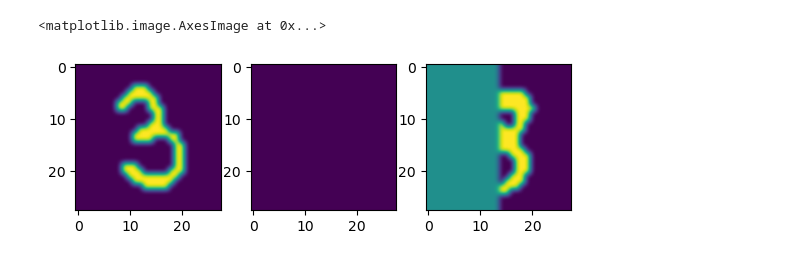
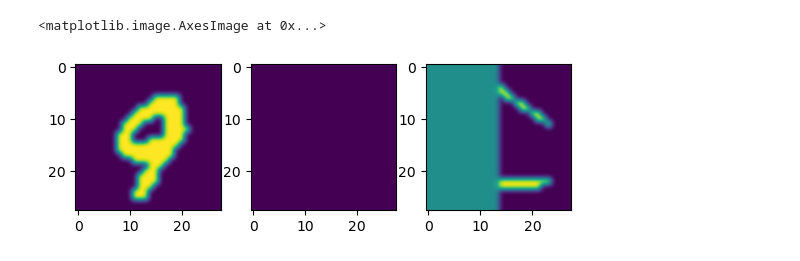
Before and after one commit to danvdm/spikingdentategyrus, a Jupyter notebook: scripts/reconstruct.ipynb, the cells around one changed output. Saved outputs shown, nothing was run; the diff lists cells and outputs as text; code cells hidden in the pictures.

```diff
--- a/scripts/reconstruct.ipynb
+++ b/scripts/reconstruct.ipynb
@@ -15,23 +15,20 @@ Matrices loaded from output/output/2023-04-13/18:57//
 # %%
 data =  mnist_data = load_MNIST(1, min_p = 1e-4, max_p = .9999, binary = True, seed = None)
 # %%
-hacked_digit = create_single_Id(8, data,mult_class=0.0,mult_data=1.0)
+hacked_digit = create_single_Id(0, data,mult_class=0.0,mult_data=1.0)
 hacked_digit[:N_v].reshape(28,28)[:,:14] = 0.
 cl = np.zeros(N_c)
-cl[int(3*n_c_unit):int(4*n_c_unit)] = .98
+cl[int(0*n_c_unit):int(4*n_c_unit)] = .98
 cl[int(6*n_c_unit):int(7*n_c_unit)] = .98
 hacked_digit[N_v:]= clamped_input_transform(cl, min_p = 1e-16, max_p = .500+.2e-9)
 
 Ids_demo = np.load('data/ids.npy')
 Ids = np.column_stack([
     create_single_Id(3,data,mult_class=0.0,mult_data=1.0)*0,
-    create_single_Id(3,data,mult_class=0.0,mult_data=1.0),
-    create_single_Id(5,data,mult_class=1.0,mult_data=0.0),
+    create_single_Id(9,data,mult_class=0.0,mult_data=1.0),
+    create_single_Id(1,data,mult_class=4.0,mult_data=0.0),
     hacked_digit,
     ]).T
 
-Ids[-1,:N_v] = Ids_demo[-1,:N_v]
-Ids[1,:N_v] = Ids_demo[1,:N_v]
-
-plot_hacked_digit = np.array(hacked_digit[0:784]).reshape(28,28)
-plt.imshow(plot_hacked_digit, interpolation = 'bicubic')
+#Ids[-1,:N_v] = Ids_demo[-1,:N_v]
+#Ids[1,:N_v] = Ids_demo[1,:N_v]
@@ -64,15 +74,15 @@ INFO       No numerical integration method specified for group 'neurongroup', us
 # %%
-plot_demo_id1=np.array(Ids_demo[1][0:784]).reshape(28,28)
-plot_demo_id2=np.array(Ids_demo[2][0:784]).reshape(28,28)
-plot_demo_id3=np.array(Ids_demo[3][0:784]).reshape(28,28)
+plot_id1=np.array(Ids[1][0:784]).reshape(28,28)
+plot_id2=np.array(Ids[2][0:784]).reshape(28,28)
+plot_id3=np.array(Ids[3][0:784]).reshape(28,28)
 
 fig, (axs1, axs2, axs3) = plt.subplots(1, 3)
-axs1.imshow(plot_demo_id1, interpolation = 'bicubic')
-axs2.imshow(plot_demo_id2, interpolation = 'bicubic')
-axs3.imshow(plot_demo_id3, interpolation = 'bicubic')
+axs1.imshow(plot_id1, interpolation = 'bicubic')
+axs2.imshow(plot_id2, interpolation = 'bicubic')
+axs3.imshow(plot_id3, interpolation = 'bicubic')
 # %% [output]
 <matplotlib.image.AxesImage at 0x...>
-[figure, old version]
+[figure, new version]
 # %%
 input = np.array(spike_histogram(Mv,T1_s+10*t_ref,T1_e)).T[1].reshape(28,28)
 dream = np.array(spike_histogram(Mv,T2_s+60*t_ref,T2_e)).T[1].reshape(28,28)
```
Also changed, not shown: parts of 8 cells of this notebook, 5 other files.
